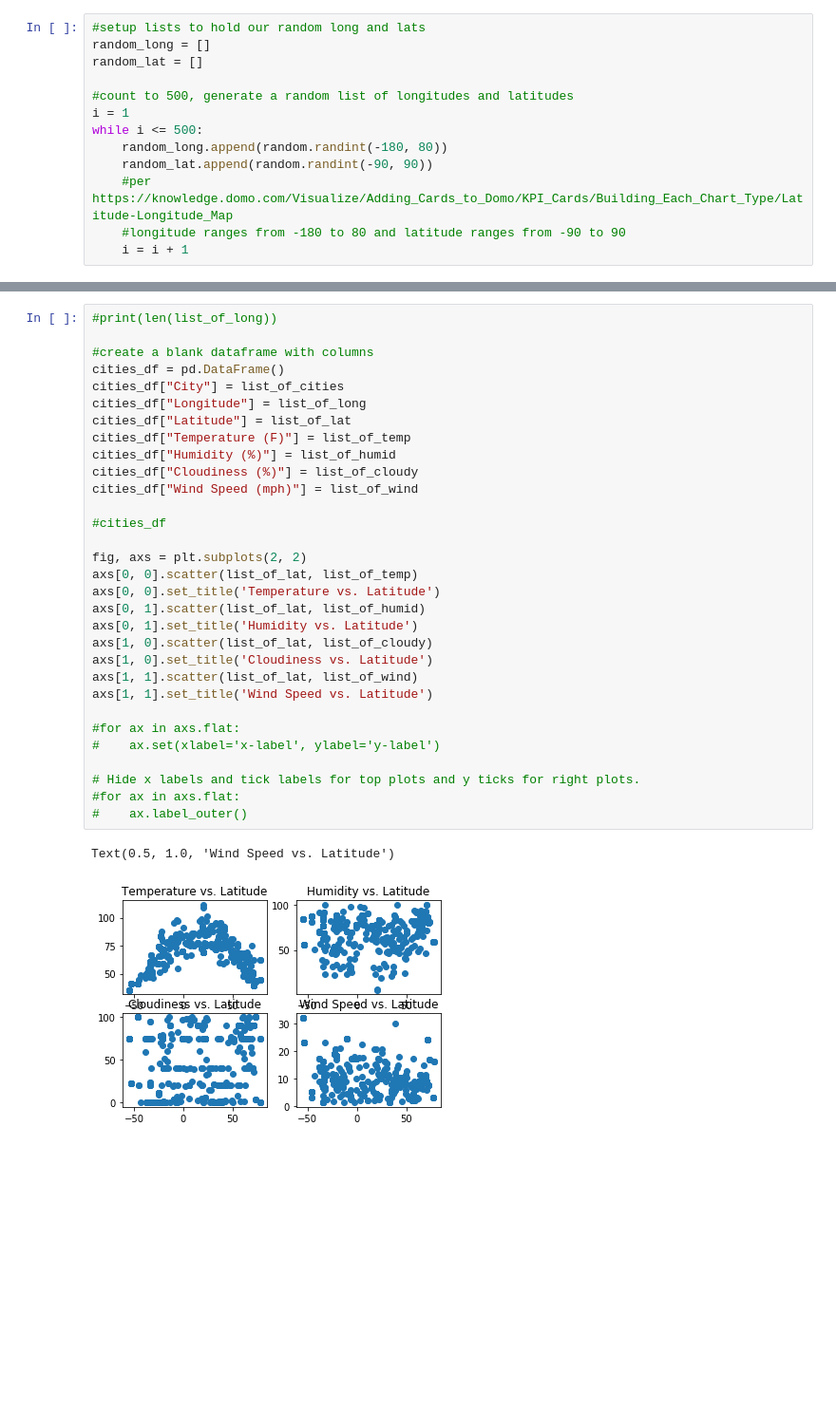
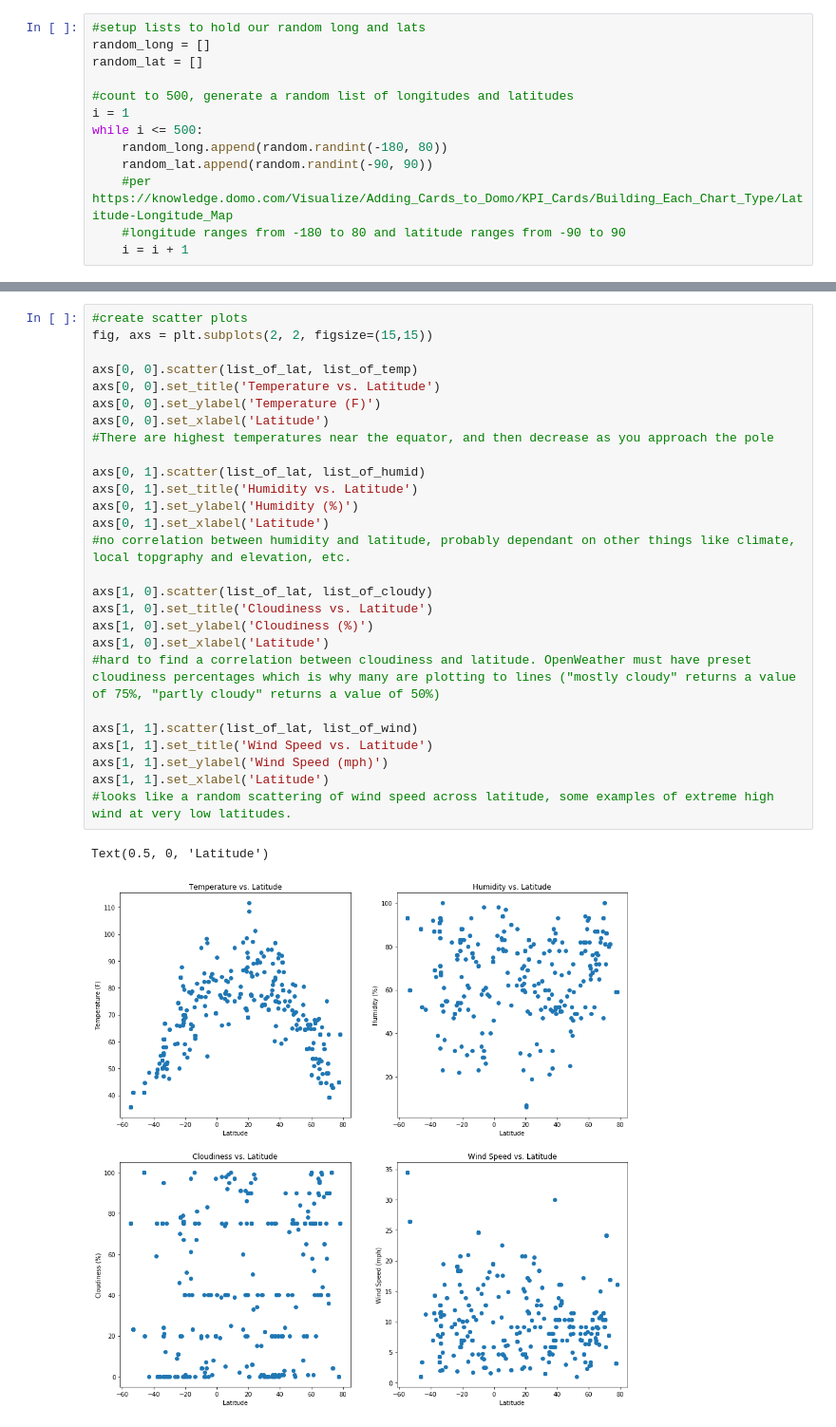
Before and after one commit to KevinNMcpu/python-api-challenge, a Jupyter notebook: WeatherPy/WeatherPy.ipynb, the cells around one changed output, grey strips where cells are left out. Shown at 95% size. Saved outputs shown, nothing was run; the diff lists cells and outputs as text; blank space fills up the shorter version.

```diff
--- a/WeatherPy/WeatherPy.ipynb
+++ b/WeatherPy/WeatherPy.ipynb
@@ -60,37 +64,33 @@ while k <= 499:
         new_lat = random.randint(-90, 90)
         new_city = citipy.nearest_city(new_lat,new_long)
         list_of_cities.append(str(new_city.city_name))
-# %%
-#print(len(list_of_long))
-
-#create a blank dataframe with columns
-cities_df = pd.DataFrame()
-cities_df["City"] = list_of_cities
-cities_df["Longitude"] = list_of_long
-cities_df["Latitude"] = list_of_lat
-cities_df["Temperature (F)"] = list_of_temp
-cities_df["Humidity (%)"] = list_of_humid
-cities_df["Cloudiness (%)"] = list_of_cloudy
-cities_df["Wind Speed (mph)"] = list_of_wind
-
-#cities_df
-
-fig, axs = plt.subplots(2, 2)
-axs[0, 0].scatter(list_of_lat, list_of_temp)
-axs[0, 0].set_title('Temperature vs. Latitude')
-axs[0, 1].scatter(list_of_lat, list_of_humid)
-axs[0, 1].set_title('Humidity vs. Latitude')
-axs[1, 0].scatter(list_of_lat, list_of_cloudy)
-axs[1, 0].set_title('Cloudiness vs. Latitude')
-axs[1, 1].scatter(list_of_lat, list_of_wind)
-axs[1, 1].set_title('Wind Speed vs. Latitude')
-
-#for ax in axs.flat:
-#    ax.set(xlabel='x-label', ylabel='y-label')
-
-# Hide x labels and tick labels for top plots and y ticks for right plots.
-#for ax in axs.flat:
-#    ax.label_outer()
-# %% [output]
-Text(0.5, 1.0, 'Wind Speed vs. Latitude')
-[figure, removed]
+# %%
+#create scatter plots
+fig, axs = plt.subplots(2, 2, figsize=(15,15))
+
+axs[0, 0].scatter(list_of_lat, list_of_temp)
+axs[0, 0].set_title('Temperature vs. Latitude')
+axs[0, 0].set_ylabel('Temperature (F)')
+axs[0, 0].set_xlabel('Latitude')
+#There are highest temperatures near the equator, and then decrease as you approach the pole
+
+axs[0, 1].scatter(list_of_lat, list_of_humid)
+axs[0, 1].set_title('Humidity vs. Latitude')
+axs[0, 1].set_ylabel('Humidity (%)')
+axs[0, 1].set_xlabel('Latitude')
+#no correlation between humidity and latitude, probably dependant on other things like climate, local topgraphy and elevation, etc.
+
+axs[1, 0].scatter(list_of_lat, list_of_cloudy)
+axs[1, 0].set_title('Cloudiness vs. Latitude')
+axs[1, 0].set_ylabel('Cloudiness (%)')
+axs[1, 0].set_xlabel('Latitude')
+#hard to find a correlation between cloudiness and latitude. OpenWeather must have preset cloudiness percentages which is why many are plotting to lines ("mostly cloudy" returns a value of 75%, "partly cloudy" returns a value of 50%)
+
+axs[1, 1].scatter(list_of_lat, list_of_wind)
+axs[1, 1].set_title('Wind Speed vs. Latitude')
+axs[1, 1].set_ylabel('Wind Speed (mph)')
+axs[1, 1].set_xlabel('Latitude')
+#looks like a random scattering of wind speed across latitude, some examples of extreme high wind at very low latitudes.
+# %% [output]
+Text(0.5, 0, 'Latitude')
+[figure, added]
```
Also changed, not shown: parts of 4 cells of this notebook.
